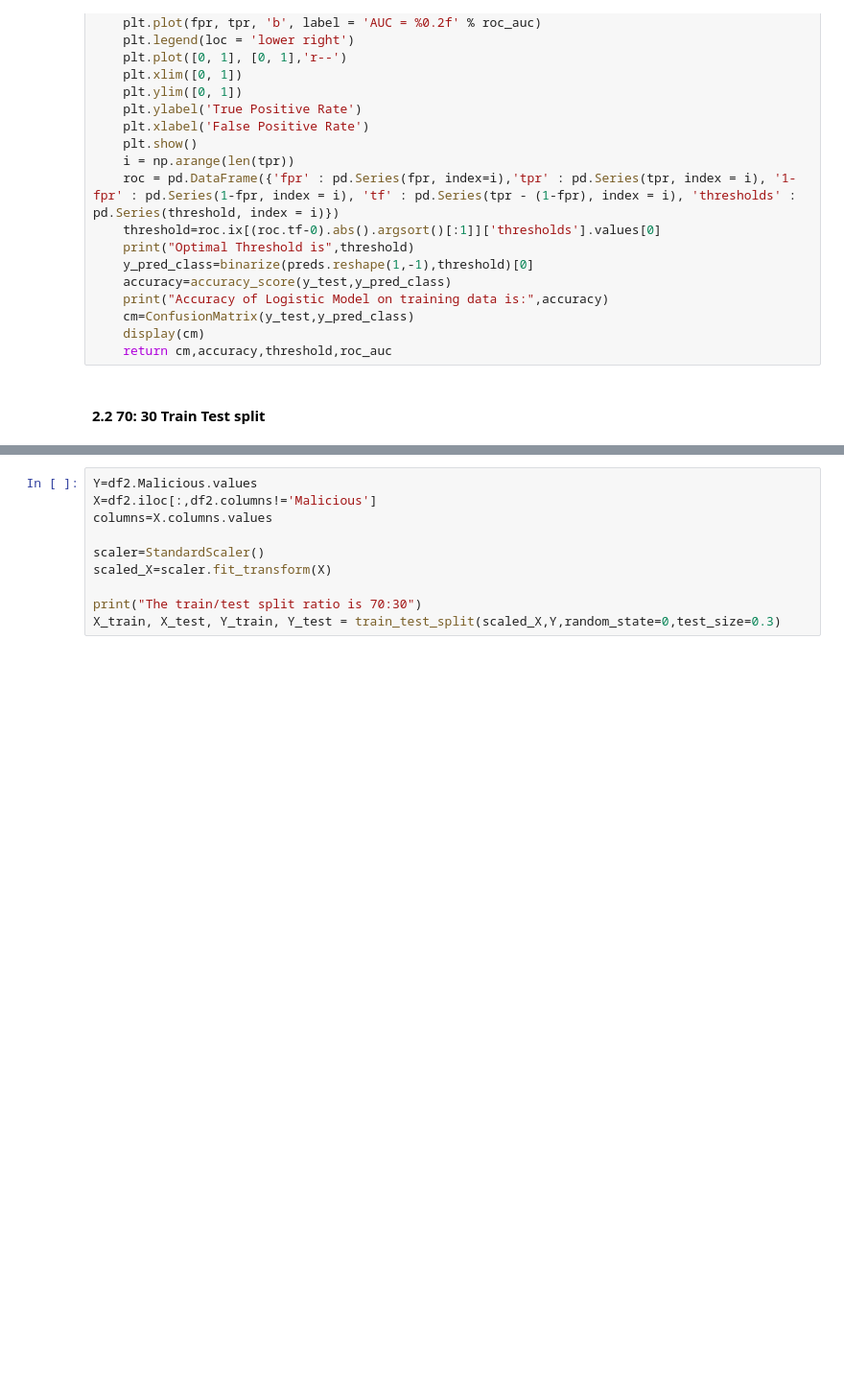
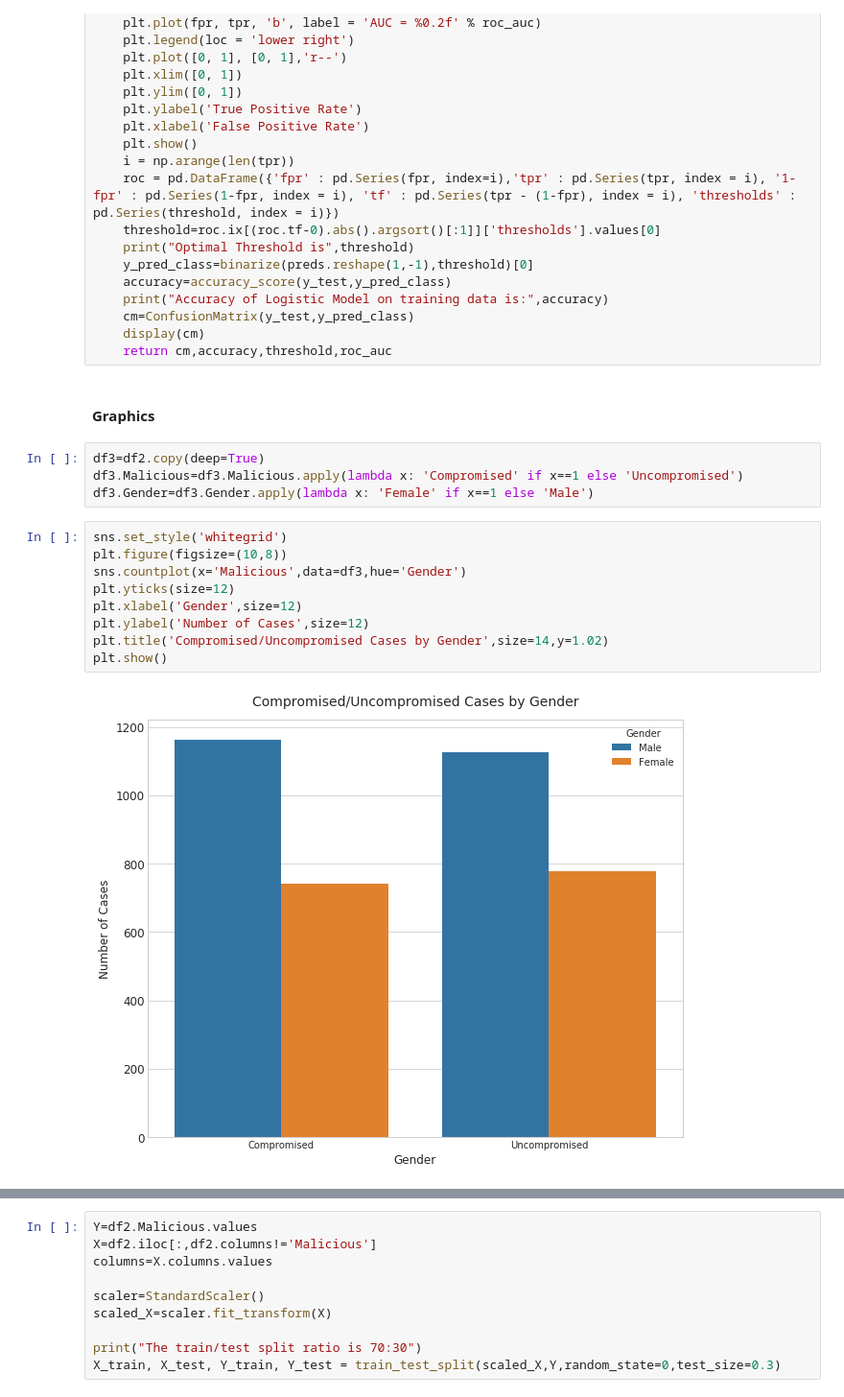
Before and after one commit to darshan-b/Twitter-Analysis, a Jupyter notebook: Analysis_of_Tweets_Users-Copy2.ipynb, the cells around one changed output, grey strips where cells are left out. Shown at 96% size. Drawn from its saved outputs; the diff is of its cells as text; blank space fills up the shorter version.

```diff
--- a/Analysis_of_Tweets_Users-Copy2.ipynb
+++ b/Analysis_of_Tweets_Users-Copy2.ipynb
@@ -1726,5 +1725,20 @@ def get_roc_curve_deep_learning(model,x_test,y_test):
     cm=ConfusionMatrix(y_test,y_pred_class)
     display(cm)
     return cm,accuracy,threshold,roc_auc
-# %% [markdown]
-#### <a id='2.2' style="text-decoration : none; color: #000000;"> 2.2  70: 30 Train Test split </a>
+# %% [markdown]
+#### Graphics
+# %%
+df3=df2.copy(deep=True)
+df3.Malicious=df3.Malicious.apply(lambda x: 'Compromised' if x==1 else 'Uncompromised')
+df3.Gender=df3.Gender.apply(lambda x: 'Female' if x==1 else 'Male')
+# %%
+sns.set_style('whitegrid')
+plt.figure(figsize=(10,8))
+sns.countplot(x='Malicious',data=df3,hue='Gender')
+plt.yticks(size=12)
+plt.xlabel('Gender',size=12)
+plt.ylabel('Number of Cases',size=12)
+plt.title('Compromised/Uncompromised Cases by Gender',size=14,y=1.02)
+plt.show()
+# %% [output]
+[figure, added]
```
Also changed, not shown: parts of 8 cells of this notebook.
